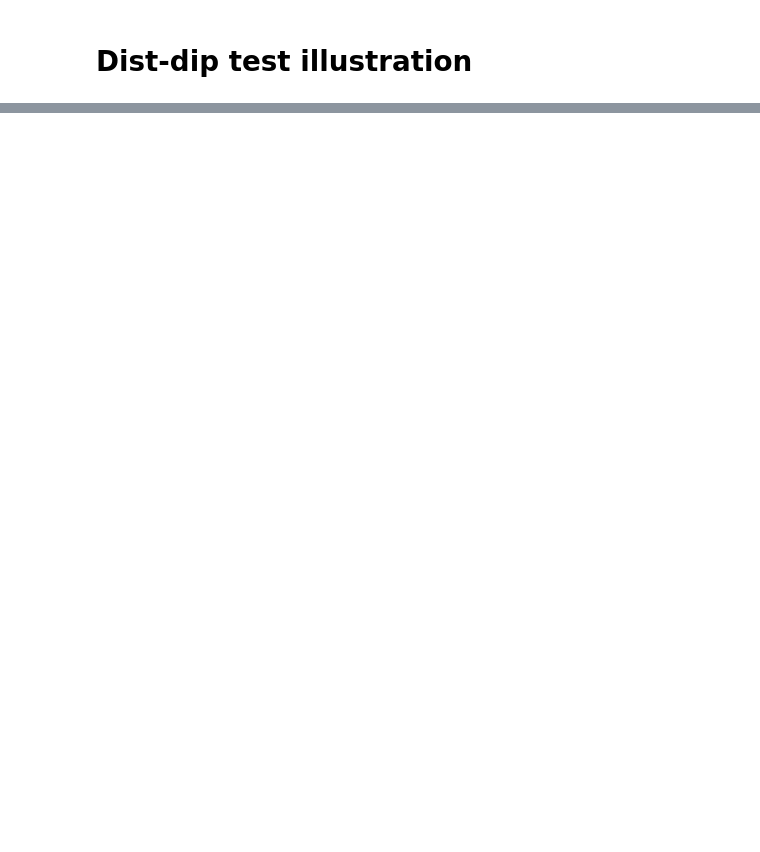
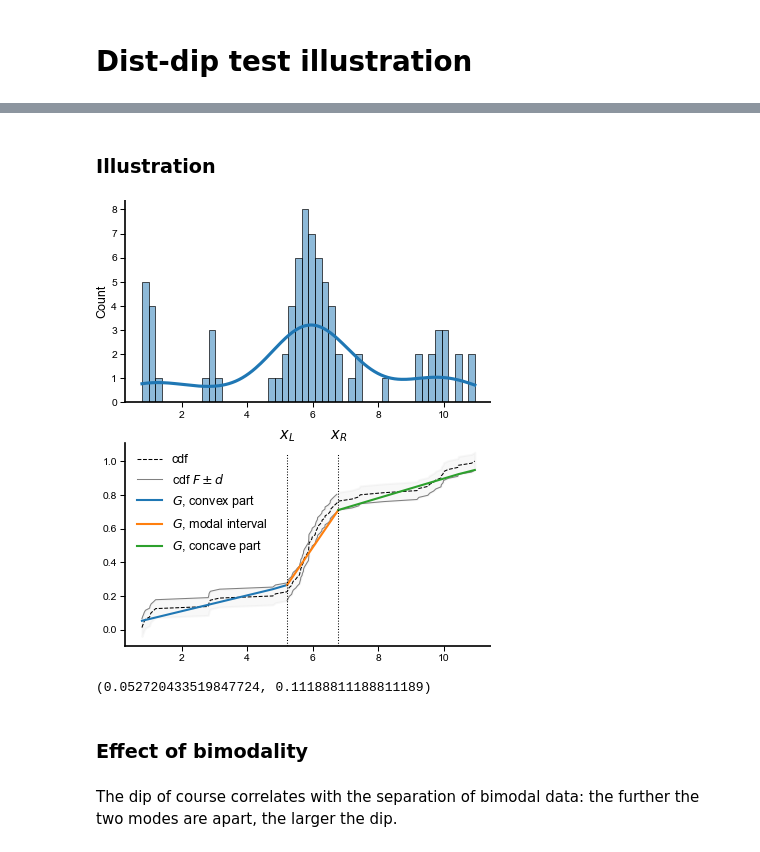
Before and after one commit to bacor/shapes-of-music, a Jupyter notebook: clean_notebooks/Dist-dip test illustration.ipynb, the cells around one changed output, grey strips where cells are left out. Drawn from its saved outputs; the diff is of its cells as text; code cells hidden in the pictures; blank space fills up the shorter version.

```diff
--- a/clean_notebooks/Dist-dip test illustration.ipynb
+++ b/clean_notebooks/Dist-dip test illustration.ipynb
@@ -14,0 +47,58 @@ from scipy.spatial import distance_matrix
+# %% [markdown]
+### Illustration
+# %%
+def illustrate_dip_statistic(idxs, cdf, left, right, dip, ax=None):
+    if ax is None: ax = plt.gca()
+    plt.sca(ax)
+
+    L = len(left) - 1
+    R = len(idxs) - len(right)
+    xL = idxs[L]
+    xR = idxs[R]
+
+    plt.plot(idxs, cdf, 'k--', label='cdf', lw=.5)
+    plt.plot(idxs[:R], cdf[:R]+dip, '0.5', lw=0.5, label='cdf $F \pm d$')
+    plt.fill_between(idxs, cdf+dip, cdf-dip, color='0.5', alpha=.05,)
+    plt.plot(idxs[L:], cdf[L:]-dip, '0.5', lw=0.5)
+
+    plt.plot(idxs[:L+1], left + dip, '-', lw=1,
+        label='$G$, convex part')
+    plt.plot([xL, xR], [left[-1] + dip, right[0] - dip], '-', lw=1,
+        label='$G$, modal interval')
+    plt.plot(idxs[R:], right - dip, '-', lw=1,
+        label='$G$, concave part')
+
+    plt.axvline(idxs[L], c='k', ls=':', lw=.5)
+    plt.axvline(idxs[R], c='k', ls=':', lw=.5)
+
+    plt.annotate('$x_L$', xy=(idxs[L], 1.1), ha='center', va='bottom', backgroundcolor='w')
+    plt.annotate('$x_R$', xy=(idxs[R], 1.1), ha='center', va='bottom', backgroundcolor='w')
+
+    plt.legend()
+
+# plt.figure(figsize=cm2inch(10, 6))
+# dip, (cdf, idxs, left, left_part, right, right_part) = dip_fn(dataset)
+# illustrate_dip_statistic(idxs, cdf, left, right, dip)
+# %%
+dataset = np.r_[
+    np.random.normal(1, .15, size=10),
+    np.random.normal(3, .15, size=5),
+    np.random.normal(6, .6, size=50),
+    np.random.normal(10, .4, size=15),
+]
+
+fig, axs = plt.subplots(2, figsize=cm2inch(8, 10))
+sns.histplot(dataset, ax=axs[0], bins=50, kde=True)
+dip, (cdf, idxs, left, left_part, right, right_part) = dip_fn(dataset)
+illustrate_dip_statistic(idxs, cdf, left, right, dip, ax=axs[1])
+# %% [output]
+[figure, added]
+# %%
+dip, pval, (left_idx, right_idx) = diptst(dataset, is_hist=False, numt=1000)
+dip, pval
+# %% [output]
+(0.052720433519847724, 0.11188811188811189)
+# %% [markdown]
+### Effect of bimodality
+# %% [markdown]
+The dip of course correlates with the separation of bimodal data: the further the two modes are apart, the larger the dip.
```
Also changed, not shown: parts of 33 cells of this notebook, 3 other files.
